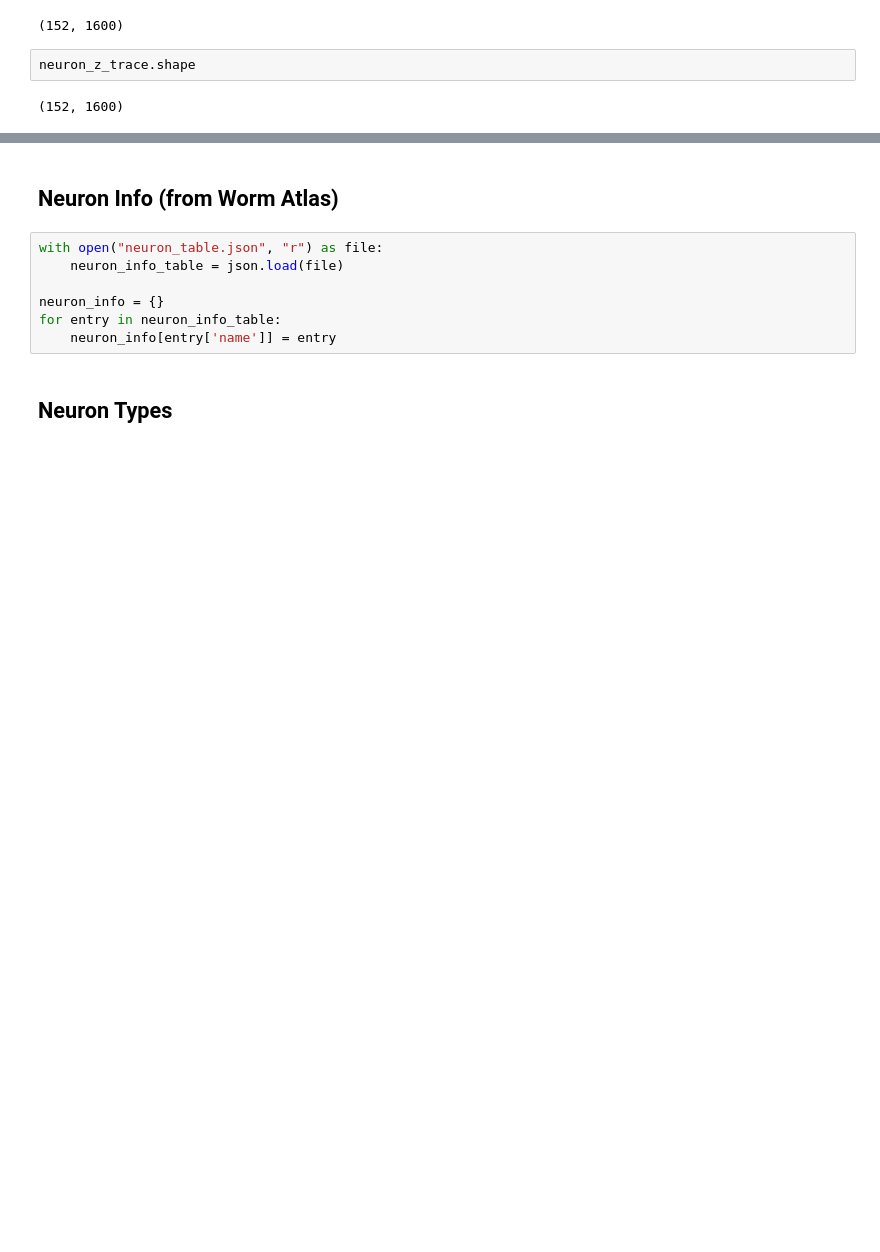
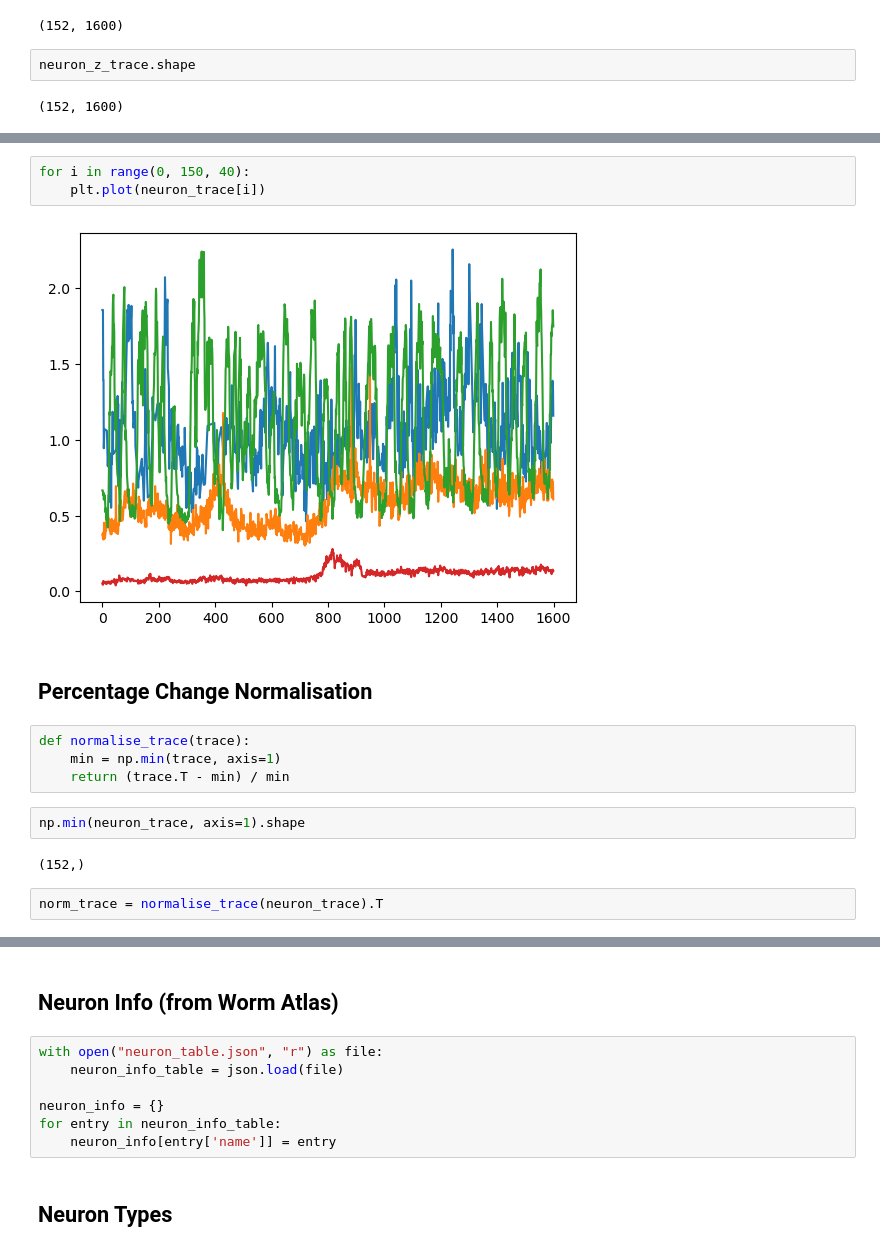
Before and after one commit to BenThrelfall/the_worm_machine, a Jupyter notebook: the_worm_model.ipynb, the cells around one changed output, grey strips where cells are left out. Cells and saved outputs as stored; diff of their text form; blank space fills up the shorter version.

```diff
--- a/the_worm_model.ipynb
+++ b/the_worm_model.ipynb
@@ -96,0 +107,17 @@ plt.plot(neuron_trace[0])
+# %%
+for i in range(0, 150, 40):
+    plt.plot(neuron_trace[i])
+# %% [output]
+[figure, added]
+# %% [markdown]
+## Percentage Change Normalisation
+# %%
+def normalise_trace(trace):
+    min = np.min(trace, axis=1)
+    return (trace.T - min) / min
+# %%
+np.min(neuron_trace, axis=1).shape
+# %% [output]
+(152,)
+# %%
+norm_trace = normalise_trace(neuron_trace).T
```
Also changed, not shown: parts of 24 cells of this notebook, 4 other files.
